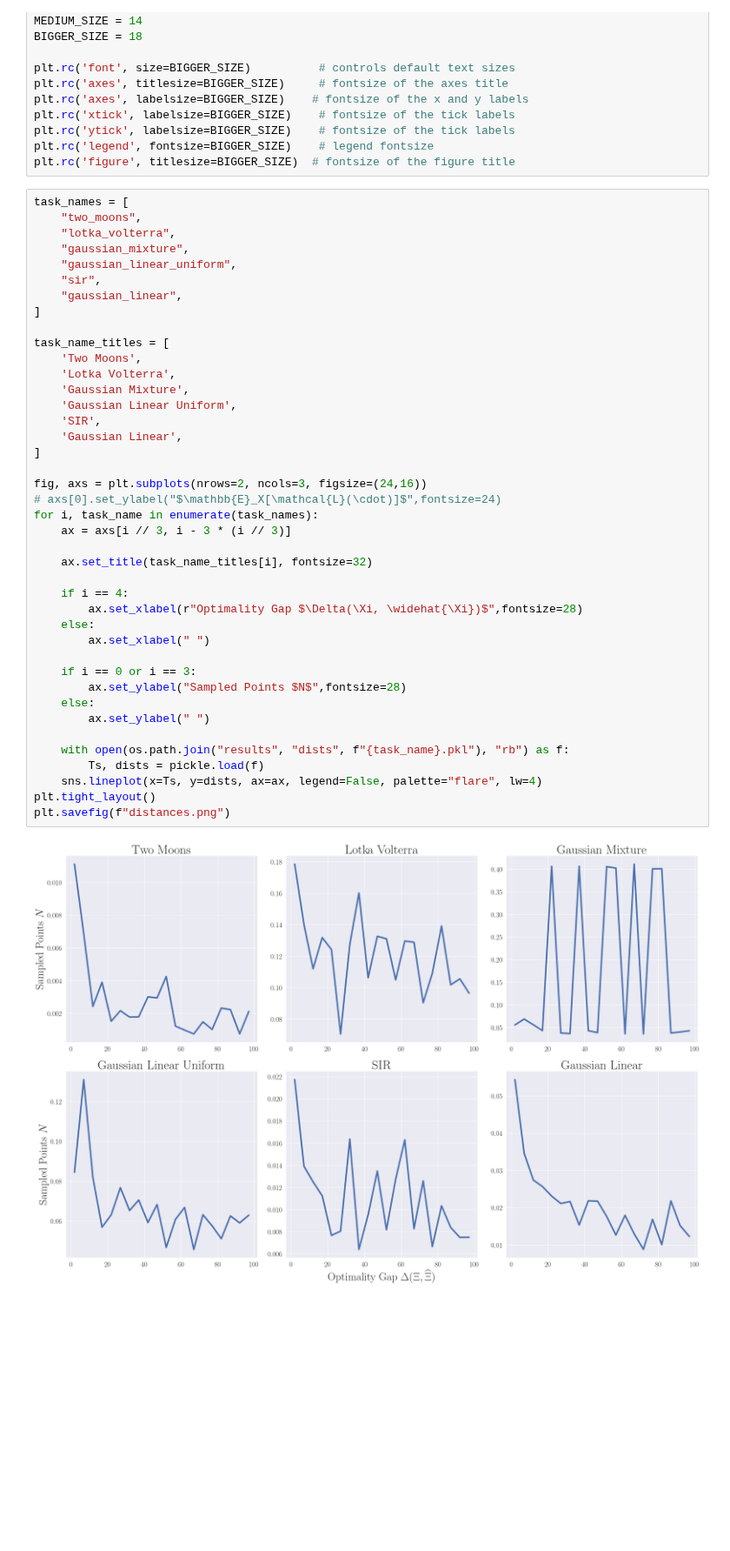
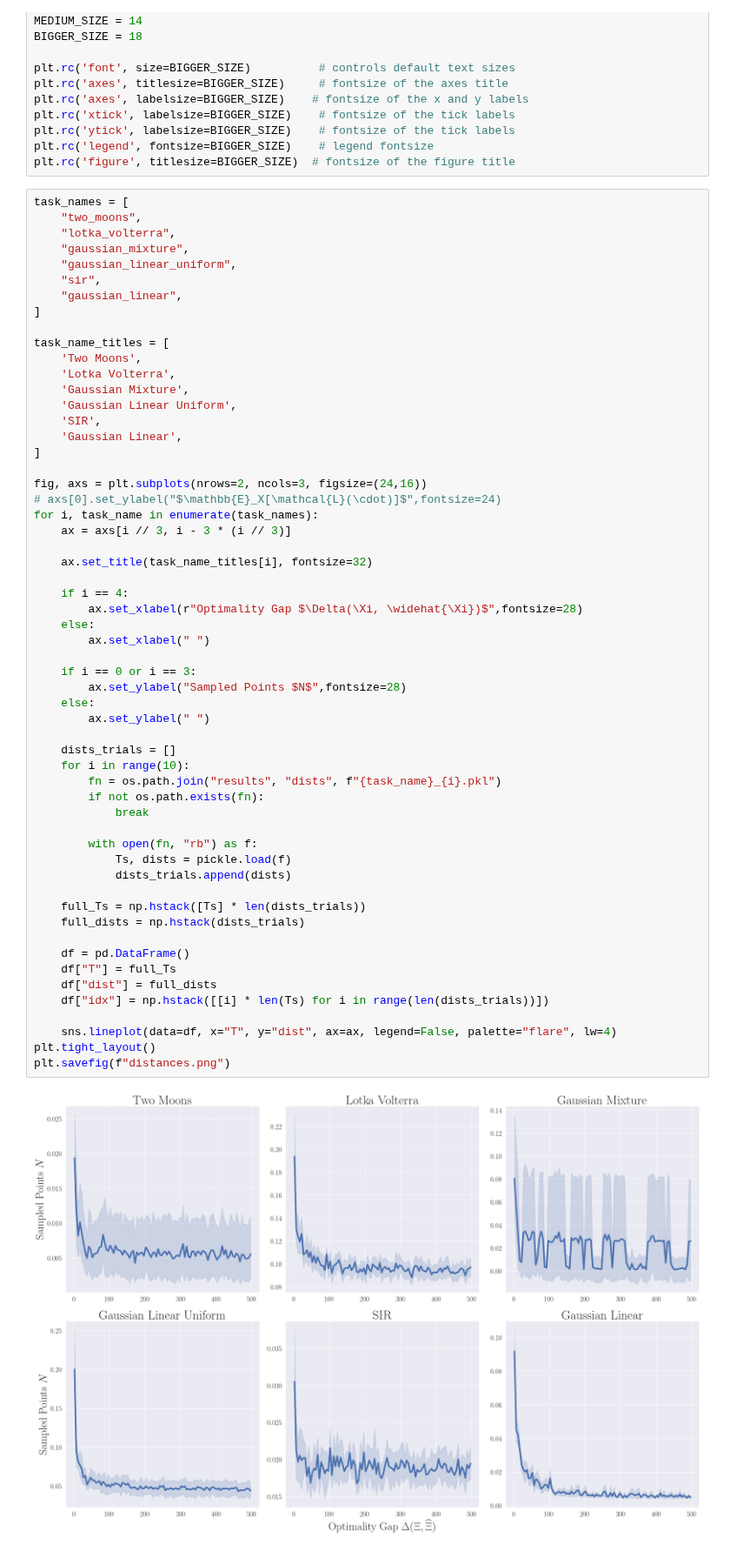
Before and after one commit to yashpatel5400/csi, a Jupyter notebook: sbi/graphics.ipynb, the cells around one changed output. Shown at 87% size. Drawn from its saved outputs; the diff is of its cells as text; blank space fills up the shorter version.

```diff
--- a/sbi/graphics.ipynb
+++ b/sbi/graphics.ipynb
@@ -43,34 +43,50 @@ task_names = [
 
 task_name_titles = [
     'Two Moons',
     'Lotka Volterra',
     'Gaussian Mixture',
     'Gaussian Linear Uniform',
     'SIR',
     'Gaussian Linear',
 ]
 
 fig, axs = plt.subplots(nrows=2, ncols=3, figsize=(24,16))
 # axs[0].set_ylabel("$\mathbb{E}_X[\mathcal{L}(\cdot)]$",fontsize=24)
 for i, task_name in enumerate(task_names):
     ax = axs[i // 3, i - 3 * (i // 3)]
 
     ax.set_title(task_name_titles[i], fontsize=32)
 
     if i == 4:
         ax.set_xlabel(r"Optimality Gap $\Delta(\Xi, \widehat{\Xi})$",fontsize=28)
     else:
         ax.set_xlabel(" ")
 
     if i == 0 or i == 3:
         ax.set_ylabel("Sampled Points $N$",fontsize=28)
     else:
         ax.set_ylabel(" ")
 
-    with open(os.path.join("results", "dists", f"{task_name}.pkl"), "rb") as f:
-        Ts, dists = pickle.load(f)
-    sns.lineplot(x=Ts, y=dists, ax=ax, legend=False, palette="flare", lw=4)
+    dists_trials = []
+    for i in range(10):
+        fn = os.path.join("results", "dists", f"{task_name}_{i}.pkl")
+        if not os.path.exists(fn):
+            break
+
+        with open(fn, "rb") as f:
+            Ts, dists = pickle.load(f)
+            dists_trials.append(dists)
+
+    full_Ts = np.hstack([Ts] * len(dists_trials))
+    full_dists = np.hstack(dists_trials)
+
+    df = pd.DataFrame()
+    df["T"] = full_Ts
+    df["dist"] = full_dists
+    df["idx"] = np.hstack([[i] * len(Ts) for i in range(len(dists_trials))])
+
+    sns.lineplot(data=df, x="T", y="dist", ax=ax, legend=False, palette="flare", lw=4)
 plt.tight_layout()
 plt.savefig(f"distances.png")
 # %% [output]
-[figure, old version]
+[figure, new version]
```
Also changed, not shown: 3 other files.
